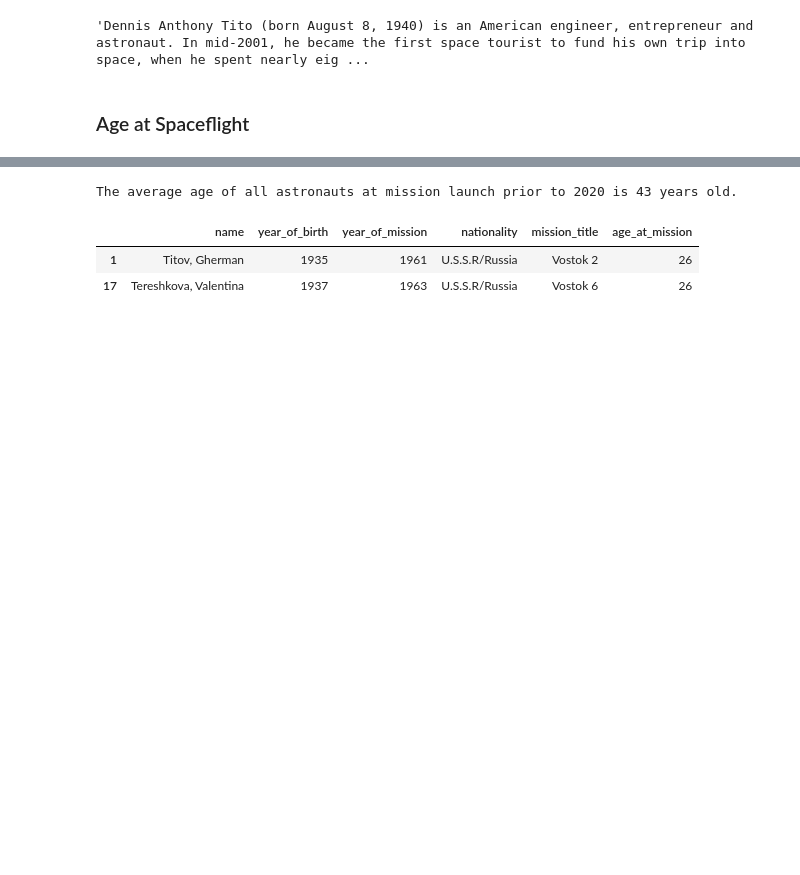
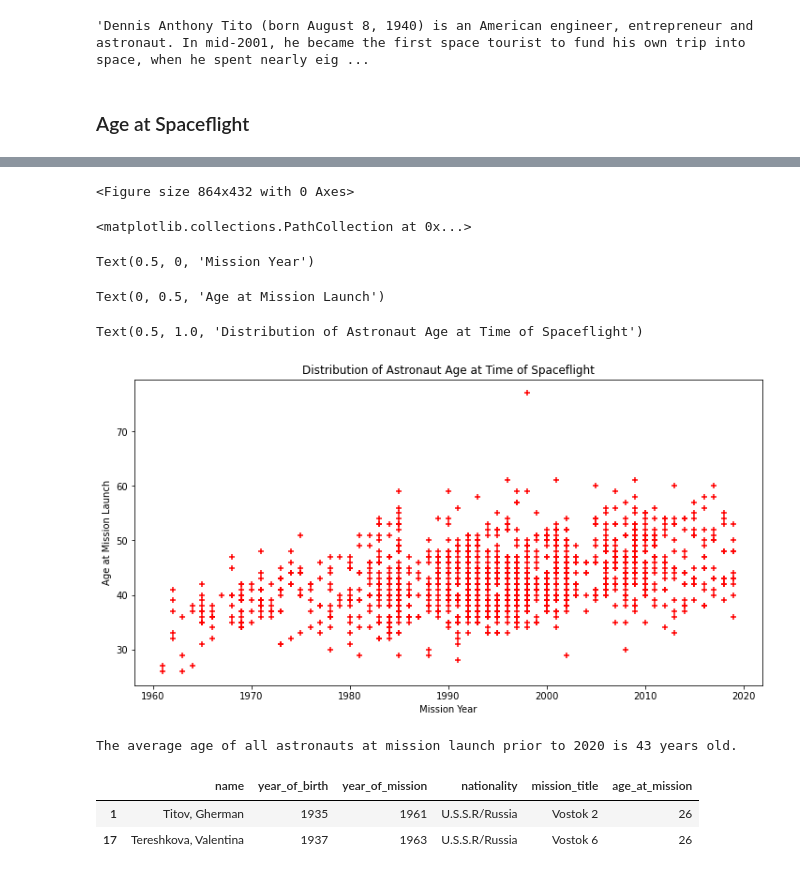
Before and after one commit to itak365/international_astronaut_db, a Jupyter notebook: astronauts_stats.ipynb, the cells around one changed output, grey strips where cells are left out. Drawn from its saved outputs; the diff is of its cells as text; code cells hidden in the pictures; blank space fills up the shorter version.

```diff
--- a/astronauts_stats.ipynb
+++ b/astronauts_stats.ipynb
@@ -130,3 +146,19 @@ df2.drop_duplicates(subset=['name'], keep= 'first')
+# %%
+mission_year = df2[['year_of_mission']].to_numpy()
+mission_age = df2[['age_at_mission']].to_numpy()
+plt.figure(figsize = (12, 6))
+plt.scatter(mission_year, mission_age, marker= '+', color = 'red')
+plt.xlabel('Mission Year')
+plt.ylabel('Age at Mission Launch')
+plt.title('Distribution of Astronaut Age at Time of Spaceflight')
+plt.show()
+# %% [output]
+<Figure size 864x432 with 0 Axes>
+<matplotlib.collections.PathCollection at 0x...>
+Text(0.5, 0, 'Mission Year')
+Text(0, 0.5, 'Age at Mission Launch')
+Text(0.5, 1.0, 'Distribution of Astronaut Age at Time of Spaceflight')
+[figure, added]
 # %%
 ##Mean Age of Astronauts at Mission Launch
 df2_mean = (df2.age_at_mission.mean())
```
Also changed, not shown: parts of 6 cells of this notebook.
